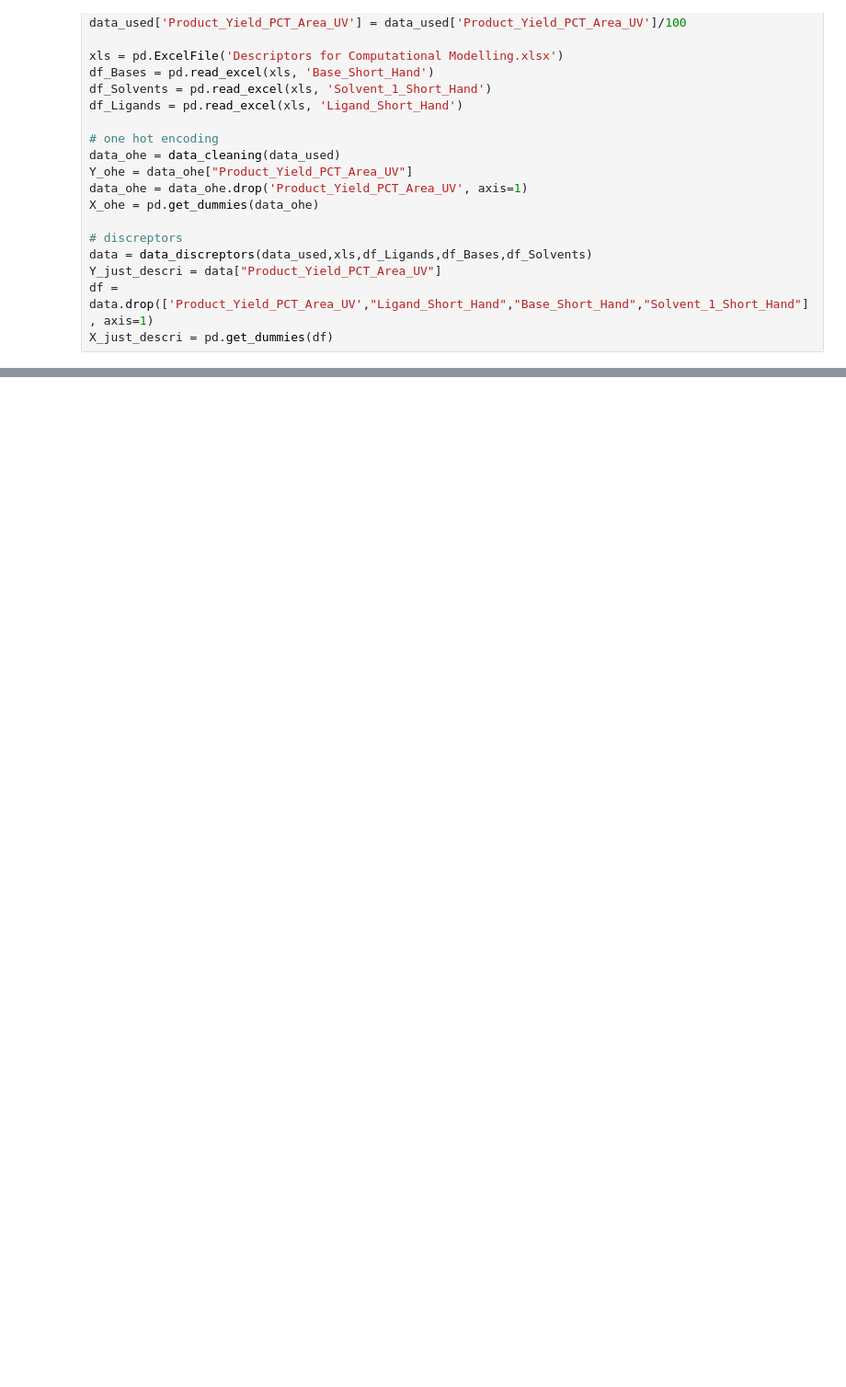
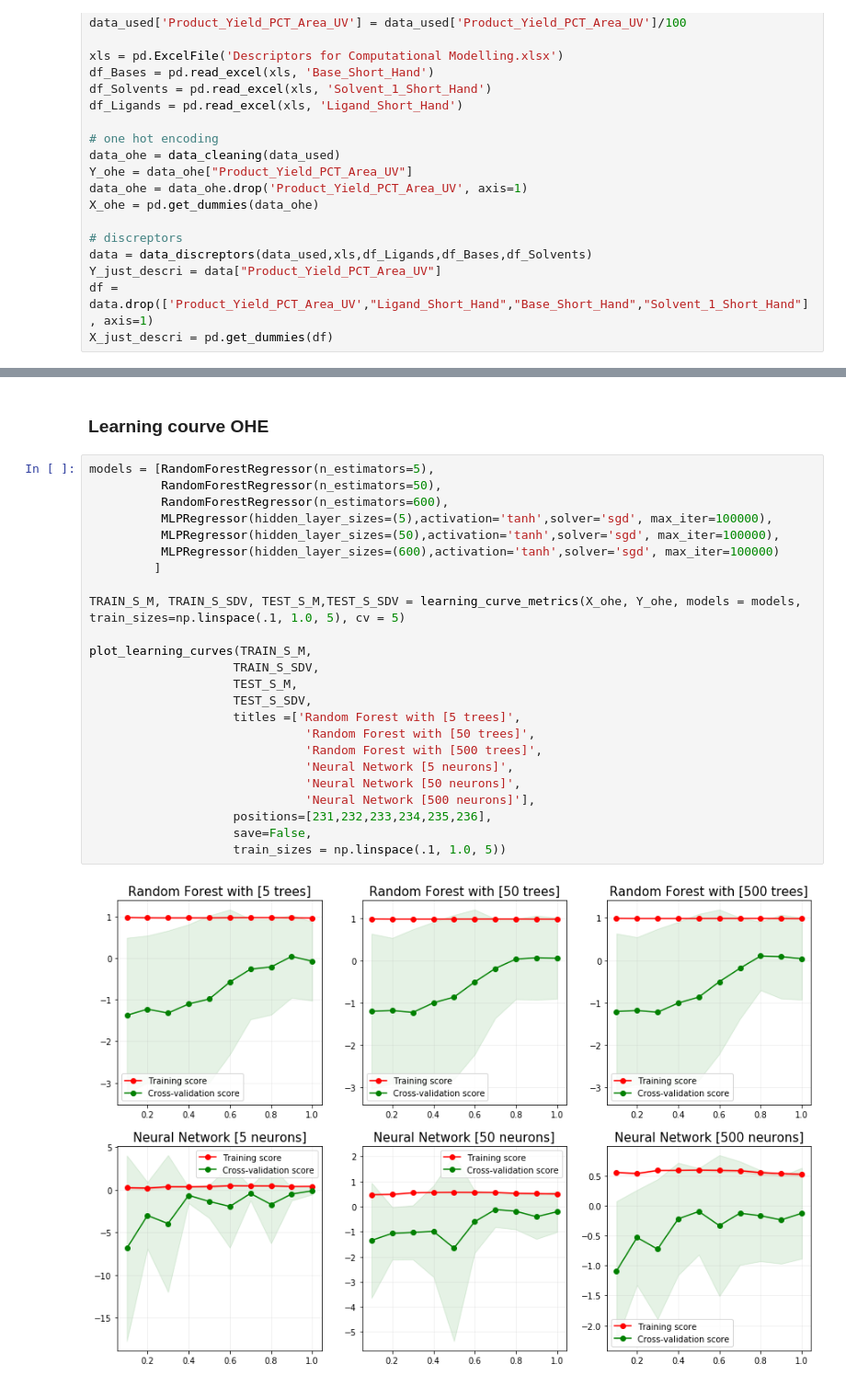
Before and after one commit to sfade070/Chemistry_machine_learning_project, a Jupyter notebook: Models.ipynb, the cells around one changed output, grey strips where cells are left out. Shown at 92% size. Drawn from its saved outputs; the diff is of its cells as text; blank space fills up the shorter version.

```diff
--- a/Models.ipynb
+++ b/Models.ipynb
@@ -203,0 +289,28 @@ X_ohe.head()
+# %% [markdown]
+### Learning courve OHE
+# %%
+models = [RandomForestRegressor(n_estimators=5),
+          RandomForestRegressor(n_estimators=50),
+          RandomForestRegressor(n_estimators=600),
+          MLPRegressor(hidden_layer_sizes=(5),activation='tanh',solver='sgd', max_iter=100000),
+          MLPRegressor(hidden_layer_sizes=(50),activation='tanh',solver='sgd', max_iter=100000),
+          MLPRegressor(hidden_layer_sizes=(600),activation='tanh',solver='sgd', max_iter=100000)
+         ]
+
+TRAIN_S_M, TRAIN_S_SDV, TEST_S_M,TEST_S_SDV = learning_curve_metrics(X_ohe, Y_ohe, models = models, train_sizes=np.linspace(.1, 1.0, 5), cv = 5)
+
+plot_learning_curves(TRAIN_S_M,
+                    TRAIN_S_SDV,
+                    TEST_S_M,
+                    TEST_S_SDV,
+                    titles =['Random Forest with [5 trees]',
+                              'Random Forest with [50 trees]',
+                              'Random Forest with [500 trees]',
+                              'Neural Network [5 neurons]',
+                              'Neural Network [50 neurons]',
+                              'Neural Network [500 neurons]'],
+                    positions=[231,232,233,234,235,236],
+                    save=False,
+                    train_sizes = np.linspace(.1, 1.0, 5))
+# %% [output]
+[figure, added]
```
Also changed, not shown: parts of 17 cells of this notebook, 6 other files.
